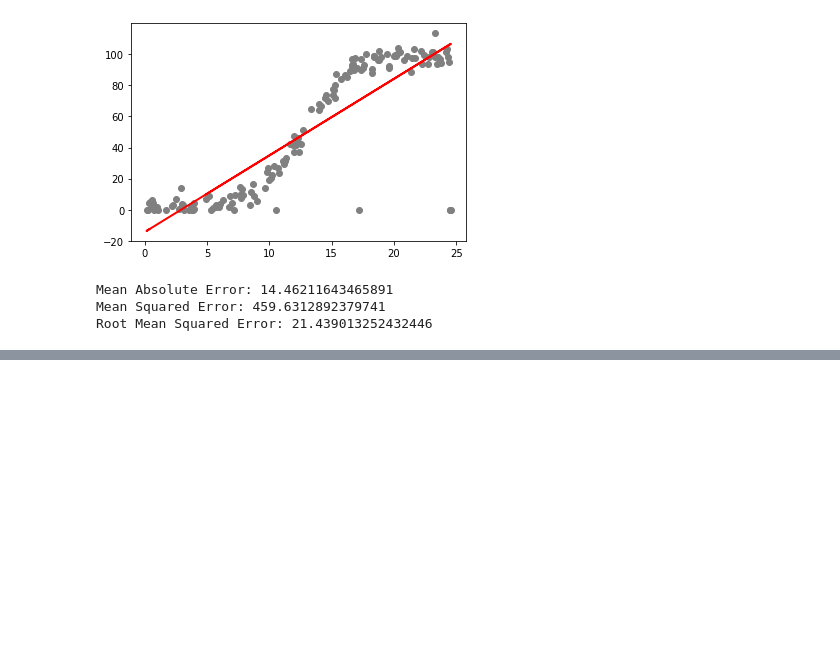
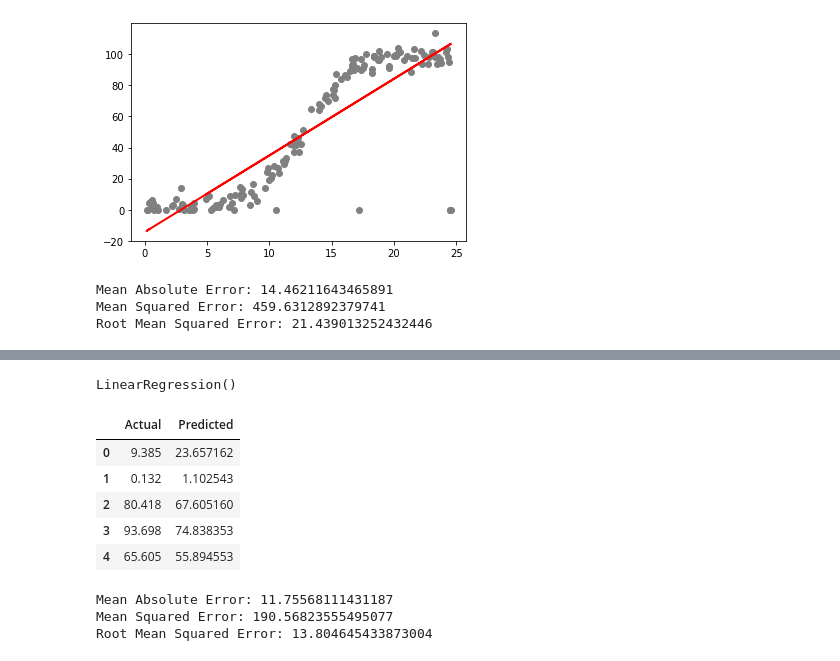
Before and after one commit to juliandunne1234/fuda_project_g00267940, a Jupyter notebook: project_g00267940@gmit.ie.ipynb, the cells around one changed output, grey strips where cells are left out. Saved outputs shown, nothing was run; the diff lists cells and outputs as text; code cells hidden in the pictures; blank space fills up the shorter version.

Commit message:
Linear Regression - remove extreme outlier values from dataset

```diff
--- a/project_g00267940@gmit.ie.ipynb
+++ b/project_g00267940@gmit.ie.ipynb
@@ -161,0 +181,32 @@ Based on these results it is not clear that training the model has increased acc
+# %%
+# Create a new linear regression object
+regressor_rem0 = LinearRegression()
+# %%
+# Split the data for training/testing - set random_state so that the selected data is always the same
+X_rem0_train, X_rem0_test, y_rem0_train, y_rem0_test = train_test_split(X_rem0, y_rem0, test_size=0.3, random_state=0)
+# %%
+# Train the model using the training sets
+regressor_rem0.fit(X_rem0_train, y_rem0_train)
+# %% [output]
+LinearRegression()
+# %%
+y_rem0_pred = regressor_rem0.predict(X_rem0_test)
+# %%
+df_rem0_pred = pd.DataFrame({'Actual': y_rem0_test.flatten(), 'Predicted': y_rem0_pred.flatten()})
+df_rem0_pred.head()
+# %% [output]
+|  | Actual | Predicted |
+| 0 | 9.385 | 23.657162 |
+| 1 | 0.132 | 1.102543 |
+| 2 | 80.418 | 67.605160 |
+| 3 | 93.698 | 74.838353 |
+| 4 | 65.605 | 55.894553 |
+# %%
+# Calculating the error:
+print('Mean Absolute Error:', metrics.mean_absolute_error(y_rem0_test, y_rem0_pred))
+print('Mean Squared Error:', metrics.mean_squared_error(y_rem0_test, y_rem0_pred))
+print('Root Mean Squared Error:', np.sqrt(metrics.mean_squared_error(y_rem0_test, y_rem0_pred)))
+# %% [output]
+Mean Absolute Error: 11.75568111431187
+Mean Squared Error: 190.56823555495077
+Root Mean Squared Error: 13.804645433873004
```
Also changed, not shown: parts of 6 cells of this notebook.
